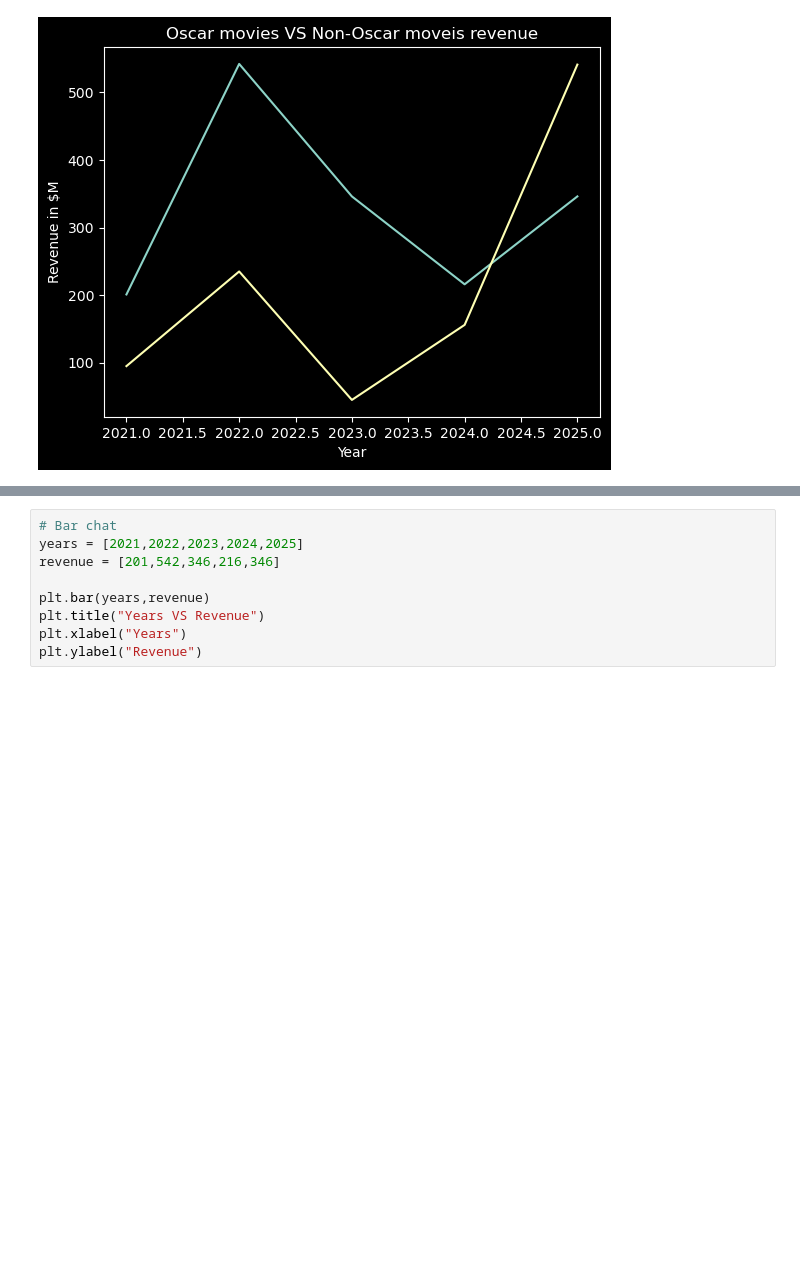
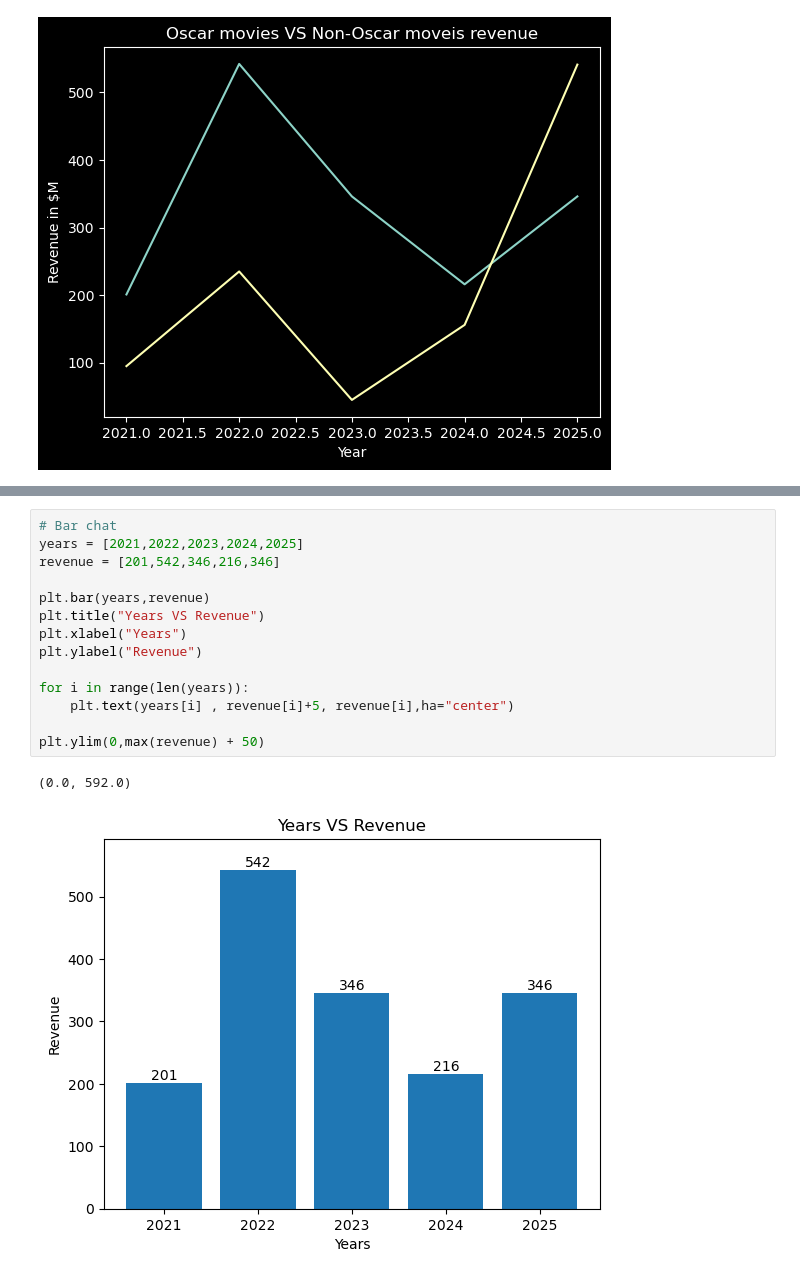
Before and after one commit to Kashinathmali88/AI-ML, a Jupyter notebook: matplotlib.ipynb, the cells around one changed output, grey strips where cells are left out. Cells and saved outputs as stored; diff of their text form; blank space fills up the shorter version.

```diff
--- a/matplotlib.ipynb
+++ b/matplotlib.ipynb
@@ -72,9 +70,17 @@ NameError: name 's' is not defined
 # %%
 # Bar chat
 years = [2021,2022,2023,2024,2025]
 revenue = [201,542,346,216,346]
 
 plt.bar(years,revenue)
 plt.title("Years VS Revenue")
 plt.xlabel("Years")
 plt.ylabel("Revenue")
+
+for i in range(len(years)):
+    plt.text(years[i] , revenue[i]+5, revenue[i],ha="center")
+
+plt.ylim(0,max(revenue) + 50)
+# %% [output]
+(0.0, 592.0)
+[figure, added]
```
Also changed, not shown: parts of 2 cells of this notebook, 1 other file.
